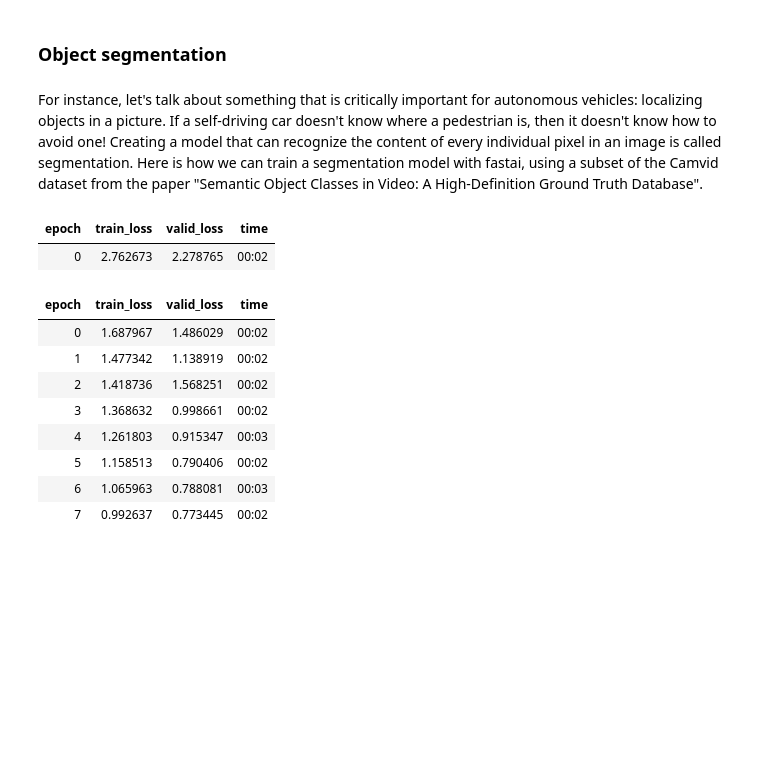
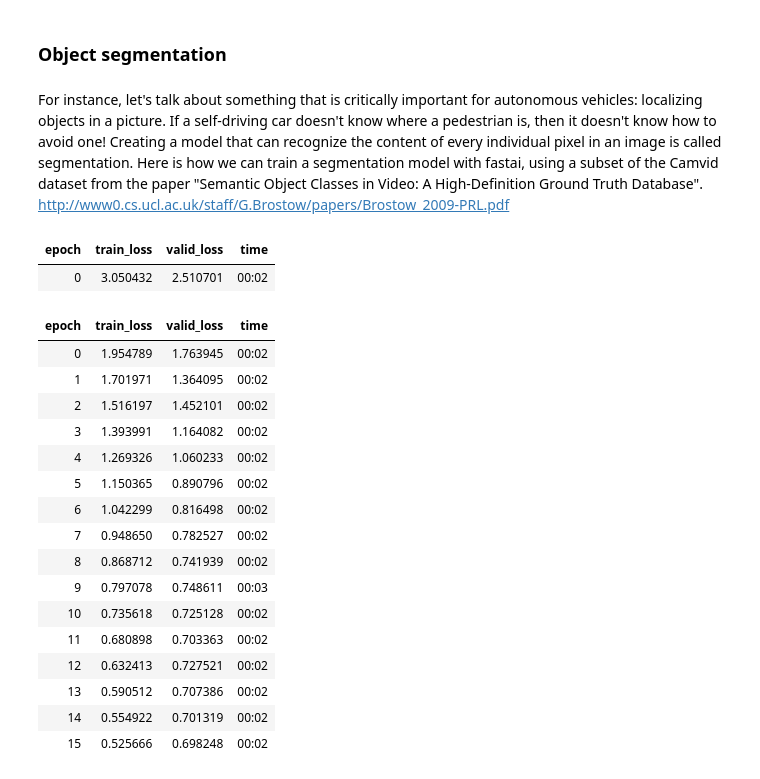
Before and after one commit to wtznc/fastai, a Jupyter notebook: wtznc_01_intro.ipynb, the cells around one changed output. Cells and saved outputs as stored; diff of their text form; code cells hidden in the pictures; blank space fills up the shorter version.

```diff
--- a/wtznc_01_intro.ipynb
+++ b/wtznc_01_intro.ipynb
@@ -67,27 +67,35 @@ When using a pretrained model, vision_learner will remove the last layer, since
 # %% [markdown]
 ### Object segmentation
 # %% [markdown]
-For instance, let's talk about something that is critically important for autonomous vehicles: localizing objects in a picture. If a self-driving car doesn't know where a pedestrian is, then it doesn't know how to avoid one! Creating a model that can recognize the content of every individual pixel in an image is called segmentation. Here is how we can train a segmentation model with fastai, using a subset of the Camvid dataset from the paper "Semantic Object Classes in Video: A High-Definition Ground Truth Database".
+For instance, let's talk about something that is critically important for autonomous vehicles: localizing objects in a picture. If a self-driving car doesn't know where a pedestrian is, then it doesn't know how to avoid one! Creating a model that can recognize the content of every individual pixel in an image is called segmentation. Here is how we can train a segmentation model with fastai, using a subset of the Camvid dataset from the paper "Semantic Object Classes in Video: A High-Definition Ground Truth Database". http://www0.cs.ucl.ac.uk/staff/G.Brostow/papers/Brostow_2009-PRL.pdf
 # %%
 path = untar_data(URLs.CAMVID_TINY)
 dls = SegmentationDataLoaders.from_label_func(
     path, bs = 8, fnames = get_image_files(path/"images"),
     label_func = lambda o: path/'labels'/f'{o.stem}_P{o.suffix}',
     codes = np.loadtxt(path/'codes.txt', dtype=str)
 )
 
 learn = unet_learner(dls, resnet34)
-learn.fine_tune(8)
+learn.fine_tune(16)
 # %% [output]
 | epoch | train_loss | valid_loss | time |
-| 0 | 2.762673 | 2.278765 | 00:02 |
+| 0 | 3.050432 | 2.510701 | 00:02 |
 | epoch | train_loss | valid_loss | time |
-| 0 | 1.687967 | 1.486029 | 00:02 |
-| 1 | 1.477342 | 1.138919 | 00:02 |
-| 2 | 1.418736 | 1.568251 | 00:02 |
-| 3 | 1.368632 | 0.998661 | 00:02 |
-| 4 | 1.261803 | 0.915347 | 00:03 |
-| 5 | 1.158513 | 0.790406 | 00:02 |
-| 6 | 1.065963 | 0.788081 | 00:03 |
-| 7 | 0.992637 | 0.773445 | 00:02 |
+| 0 | 1.954789 | 1.763945 | 00:02 |
+| 1 | 1.701971 | 1.364095 | 00:02 |
+| 2 | 1.516197 | 1.452101 | 00:02 |
+| 3 | 1.393991 | 1.164082 | 00:02 |
+| 4 | 1.269326 | 1.060233 | 00:02 |
+| 5 | 1.150365 | 0.890796 | 00:02 |
+| 6 | 1.042299 | 0.816498 | 00:02 |
+| 7 | 0.948650 | 0.782527 | 00:02 |
+| 8 | 0.868712 | 0.741939 | 00:02 |
+| 9 | 0.797078 | 0.748611 | 00:03 |
+| 10 | 0.735618 | 0.725128 | 00:02 |
+| 11 | 0.680898 | 0.703363 | 00:02 |
+| 12 | 0.632413 | 0.727521 | 00:02 |
+| 13 | 0.590512 | 0.707386 | 00:02 |
+| 14 | 0.554922 | 0.701319 | 00:02 |
+| 15 | 0.525666 | 0.698248 | 00:02 |
 # %%
```
Also changed, not shown: parts of 16 cells of this notebook.
